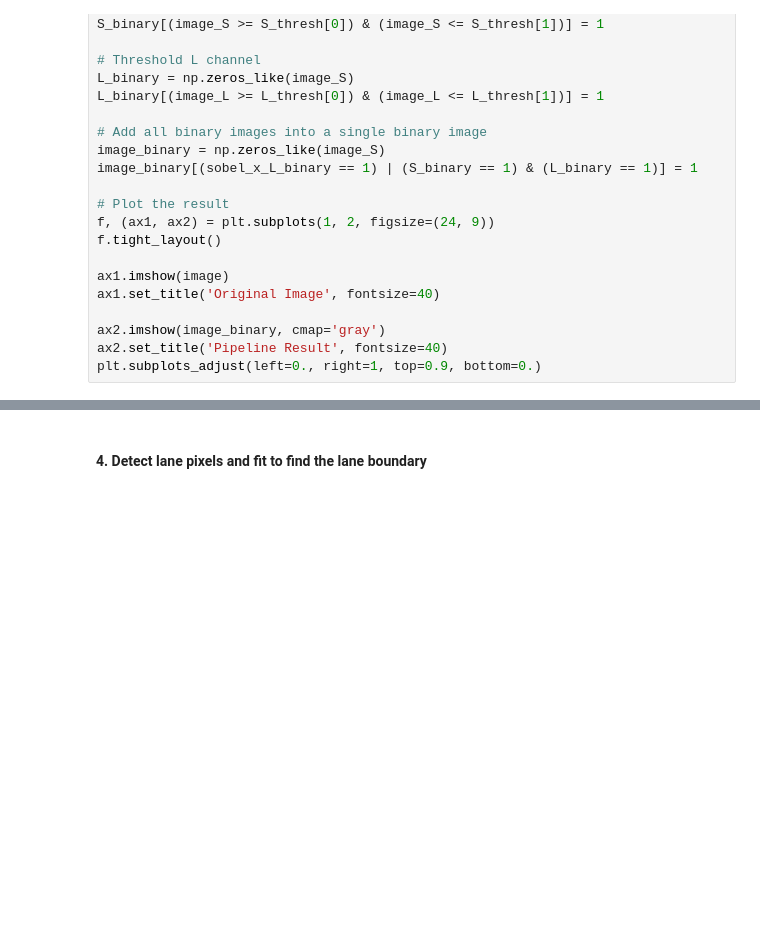
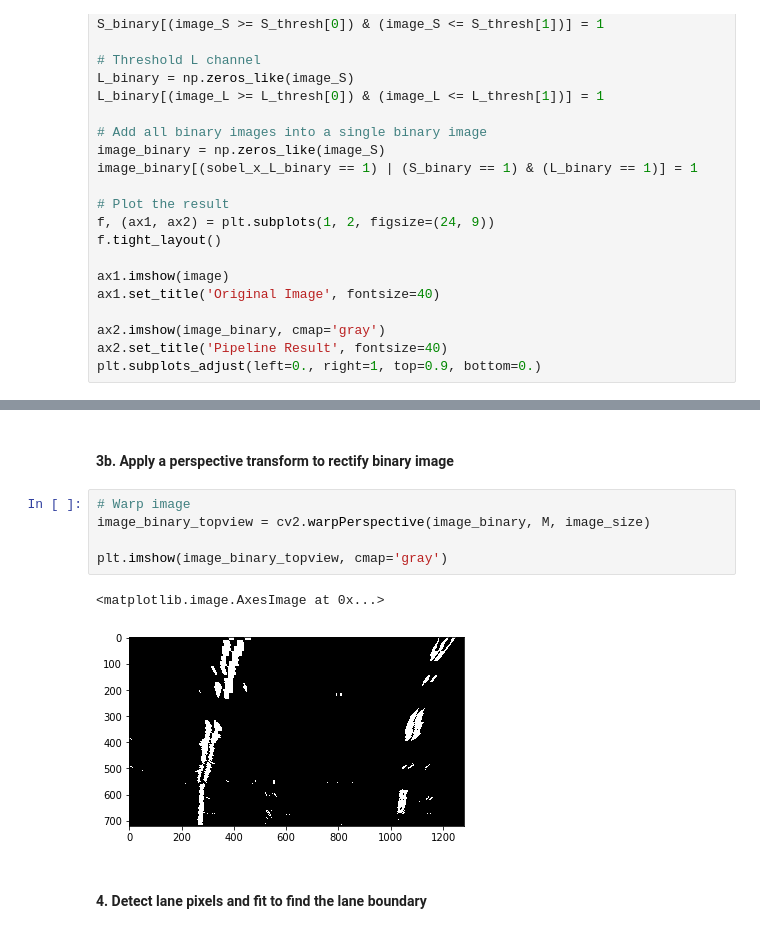
Before and after one commit to ninemillionbicycles/CarND-AdvancedLaneLines-P2, a Jupyter notebook: P2.ipynb, the cells around one changed output, grey strips where cells are left out. Saved outputs shown, nothing was run; the diff lists cells and outputs as text; blank space fills up the shorter version.

```diff
--- a/P2.ipynb
+++ b/P2.ipynb
@@ -318,3 +391,13 @@ plt.subplots_adjust(left=0., right=1, top=0.9, bottom=0.)
+# %% [markdown]
+#### 3b. Apply a perspective transform to rectify binary image
+# %%
+# Warp image
+image_binary_topview = cv2.warpPerspective(image_binary, M, image_size)
+
+plt.imshow(image_binary_topview, cmap='gray')
+# %% [output]
+<matplotlib.image.AxesImage at 0x...>
+[figure, added]
 # %% [markdown]
 #### 4. Detect lane pixels and fit to find the lane boundary
 # %% [markdown]
```
Also changed, not shown: parts of 6 cells of this notebook, 39 other files.
